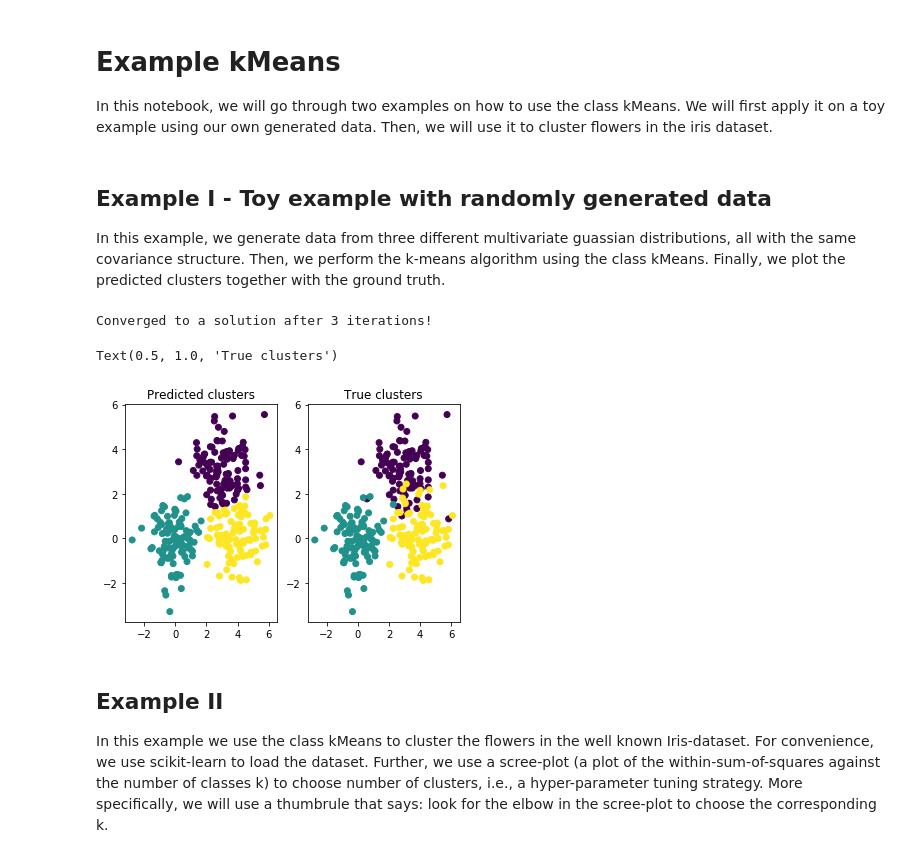
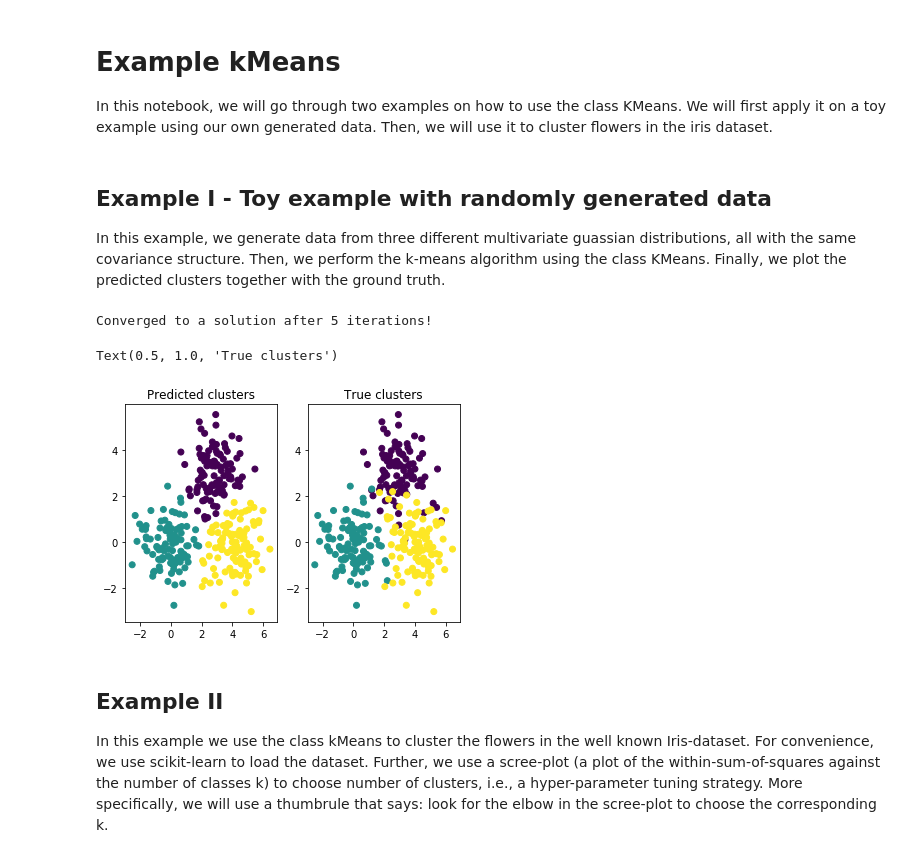
Before and after one commit to EmpanS/kMeans-From-Scratch, a Jupyter notebook: example.ipynb, the cells around one changed output. Saved outputs shown, nothing was run; the diff lists cells and outputs as text; code cells hidden in the pictures.

```diff
--- a/example.ipynb
+++ b/example.ipynb
@@ -1,6 +1,6 @@
 # %% [markdown]
 # Example kMeans
-In this notebook, we will go through two examples on how to use the class kMeans. We will first apply it on a toy example using our own generated data. Then, we will use it to cluster flowers in the iris dataset.
+In this notebook, we will go through two examples on how to use the class KMeans. We will first apply it on a toy example using our own generated data. Then, we will use it to cluster flowers in the iris dataset.
 # %%
 # Import useful libraries
 import numpy as np
@@ -14,38 +14,38 @@ from sklearn.decomposition import PCA
 from sklearn.metrics import confusion_matrix
 # %% [markdown]
 ## Example I - Toy example with randomly generated data
-In this example, we generate data from three different multivariate guassian distributions, all with the same covariance structure. Then, we perform the k-means algorithm using the class kMeans. Finally, we plot the predicted clusters together with the ground truth.
+In this example, we generate data from three different multivariate guassian distributions, all with the same covariance structure. Then, we perform the k-means algorithm using the class KMeans. Finally, we plot the predicted clusters together with the ground truth.
 # %%
 # Generate data from three multivariate (2-dimensional) guassian distributions.
 n=100
 mu = np.array([[3,3], [0,0], [4, 0]])
 data = np.concatenate((np.random.randn(n,2) + mu[0], np.random.randn(n,2) + mu[1], np.random.randn(n,2) + mu[2]))
 
 # We set the random seed to ensure reproducability
 np.random.seed(123123123)
 
-# Create an instance of the class kMeans by specicifying number of clusters (k=3) and the observations (X=data).
-model = kMeans(k=3, X=data)
+# Create an instance of the class KMeans by specicifying number of clusters (k=3) and the observations (X=data).
+model = KMeans(k=3, X=data)
 
 # We update the hyper-parameter distance function to the manhattan distance.
-model.update_h_params={'dist_f' : 'L1_norm'}
+model.update_h_params({'dist_f' : 'L1_norm'})
 
-# Run the kMeans algorithm to find the clusters
+# Run the k-means algorithm to find the clusters
 _, y = model.fit()
 
 # Visualize the clusters
 plt.figure()
 
 # Predicted clusters
 plt.subplot(121)
 plt.scatter(data[:,0], data[:,1], c=y)
 plt.title("Predicted clusters")
 
 # True clusters
 plt.subplot(122)
 plt.scatter(data[:,0], data[:,1], c=np.repeat([0,1,2], n))
 plt.title("True clusters")
 # %% [output]
-Converged to a solution after 3 iterations!
+Converged to a solution after 5 iterations!
 Text(0.5, 1.0, 'True clusters')
-[figure, old version]
+[figure, new version]
```
Also changed, not shown: parts of 4 cells of this notebook, 1 other file.
